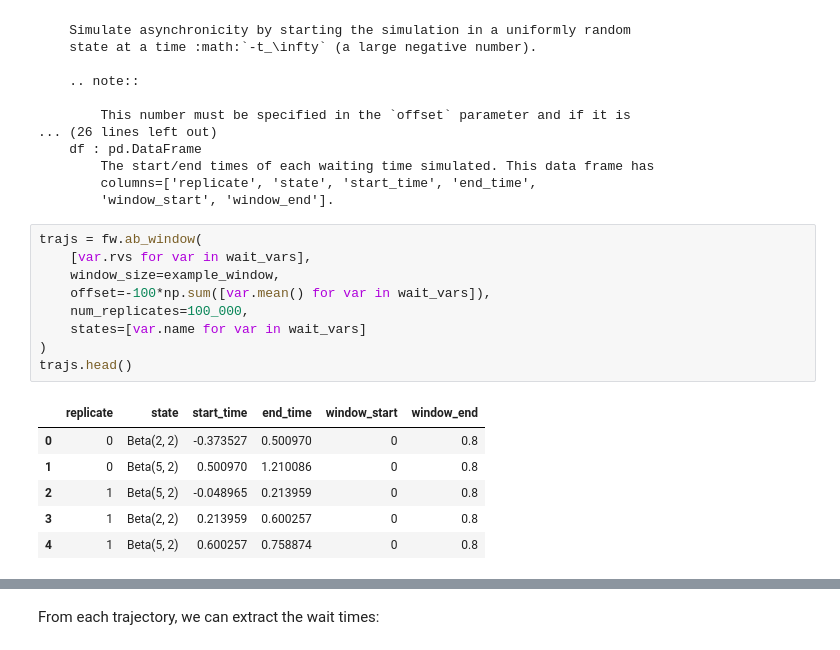
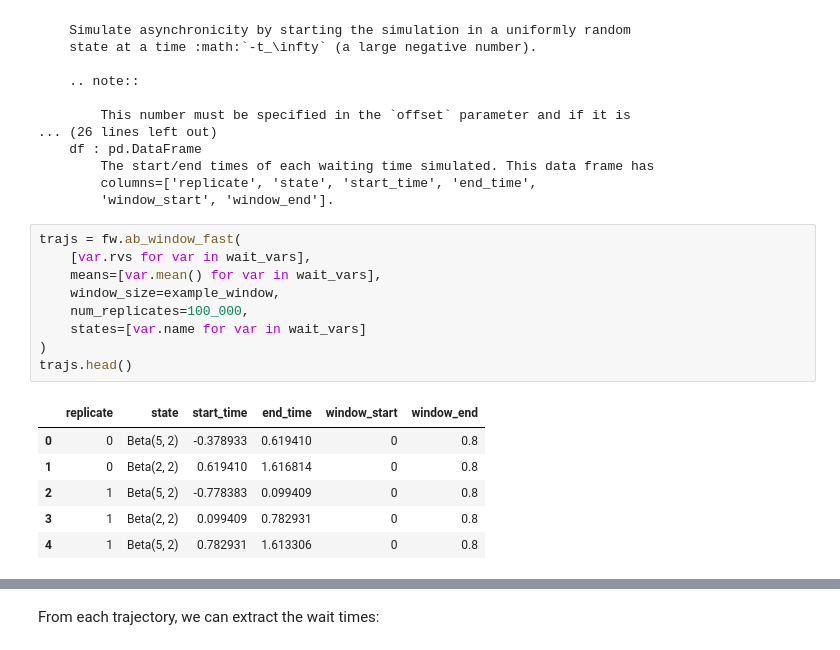
Before and after one commit to brunobeltran/multi_locus_analysis, a Jupyter notebook: doc/source/finite_window.ipynb, the cells around one changed output, grey strips where cells are left out. Drawn from its saved outputs; the diff is of its cells as text.

```diff
--- a/doc/source/finite_window.ipynb
+++ b/doc/source/finite_window.ipynb
@@ -160,18 +108,18 @@ Simulate an asynchronous two-state system from time 0 to `window_size`.
         columns=['replicate', 'state', 'start_time', 'end_time',
         'window_start', 'window_end'].
 # %%
-trajs = fw.ab_window(
+trajs = fw.ab_window_fast(
     [var.rvs for var in wait_vars],
+    means=[var.mean() for var in wait_vars],
     window_size=example_window,
-    offset=-100*np.sum([var.mean() for var in wait_vars]),
     num_replicates=100_000,
     states=[var.name for var in wait_vars]
 )
 trajs.head()
 # %% [output]
 |  | replicate | state | start_time | end_time | window_start | window_end |
-| 0 | 0 | Beta(2, 2) | -0.373527 | 0.500970 | 0 | 0.8 |
-| 1 | 0 | Beta(5, 2) | 0.500970 | 1.210086 | 0 | 0.8 |
-| 2 | 1 | Beta(5, 2) | -0.048965 | 0.213959 | 0 | 0.8 |
-| 3 | 1 | Beta(2, 2) | 0.213959 | 0.600257 | 0 | 0.8 |
-| 4 | 1 | Beta(5, 2) | 0.600257 | 0.758874 | 0 | 0.8 |
+| 0 | 0 | Beta(5, 2) | -0.378933 | 0.619410 | 0 | 0.8 |
+| 1 | 0 | Beta(2, 2) | 0.619410 | 1.616814 | 0 | 0.8 |
+| 2 | 1 | Beta(5, 2) | -0.778383 | 0.099409 | 0 | 0.8 |
+| 3 | 1 | Beta(2, 2) | 0.099409 | 0.782931 | 0 | 0.8 |
+| 4 | 1 | Beta(5, 2) | 0.782931 | 1.613306 | 0 | 0.8 |
```
Also changed, not shown: parts of 7 cells of this notebook, 1 other file.
